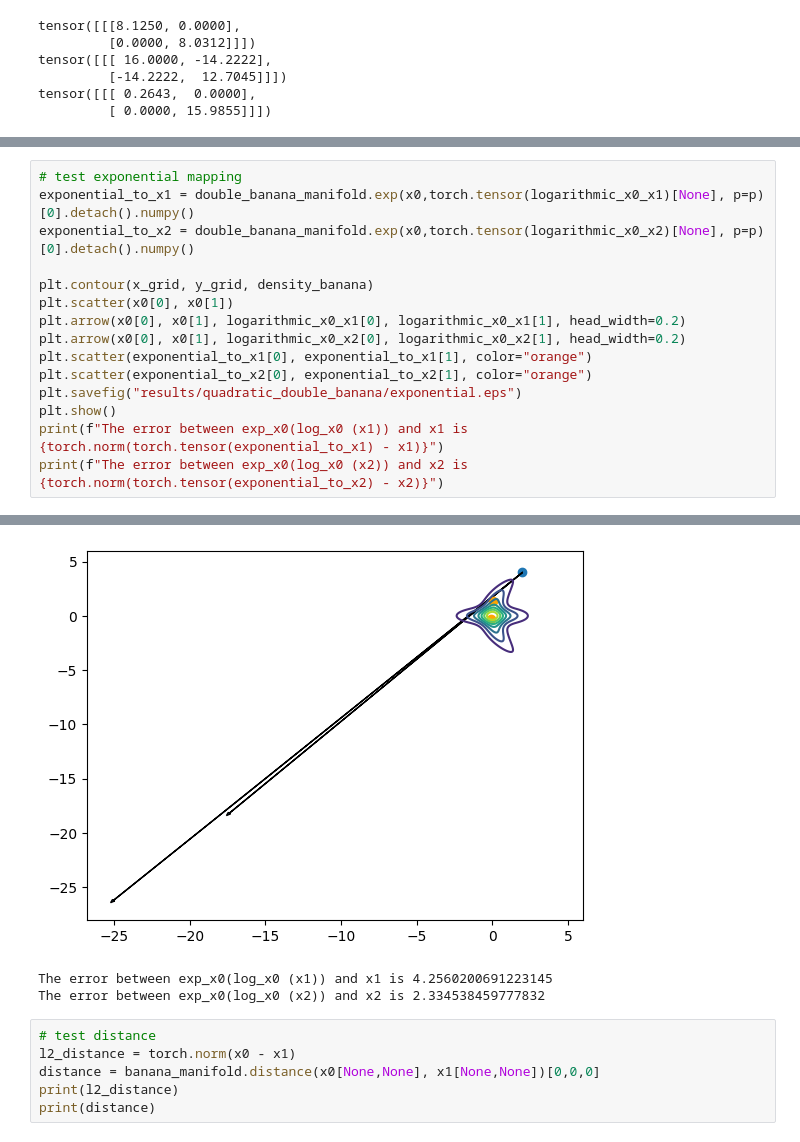
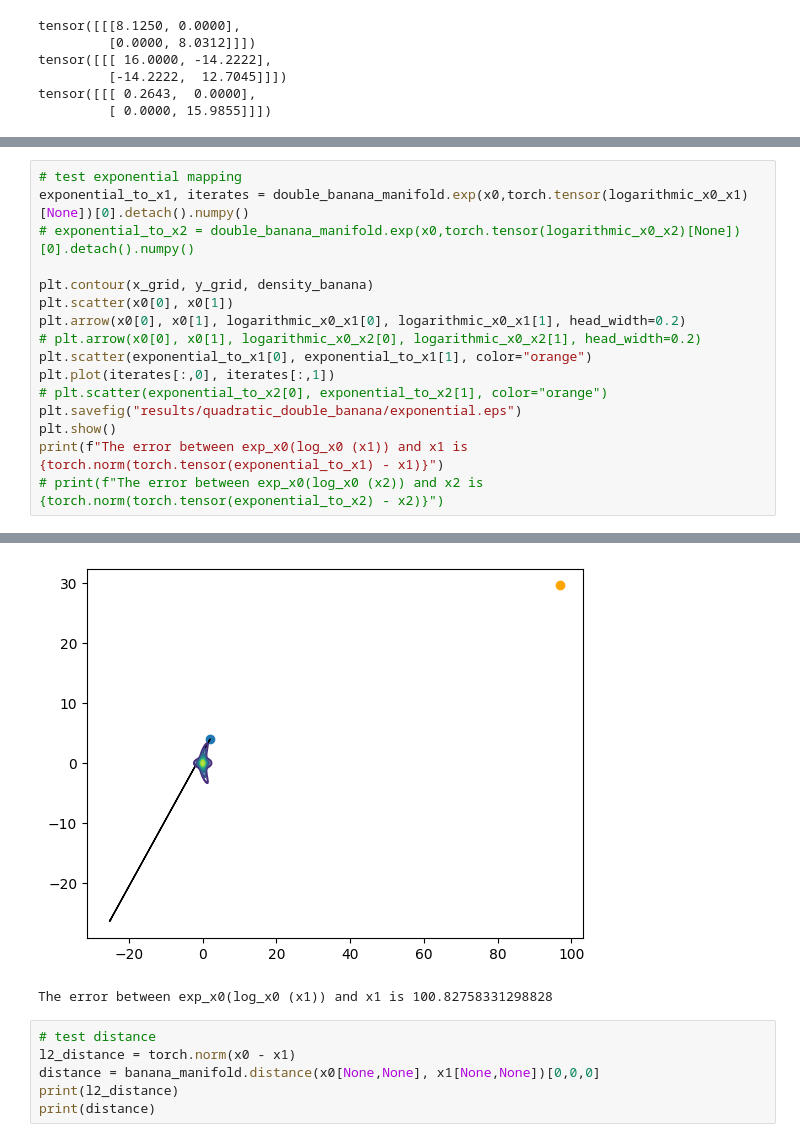
Before and after one commit to GBATZOLIS/Score-Based-Pullback-Riemannian-Geometry, a Jupyter notebook: quadratic_double_banana.ipynb, the cells around one changed output, grey strips where cells are left out. Cells and saved outputs as stored; diff of their text form.

Commit message:
stability issues with exponential mapping

```diff
--- a/quadratic_double_banana.ipynb
+++ b/quadratic_double_banana.ipynb
@@ -155,17 +184,18 @@ Epoch 1900, Loss 26.62340545654297
 [figure]
 # %%
 # test exponential mapping
-exponential_to_x1 = double_banana_manifold.exp(x0,torch.tensor(logarithmic_x0_x1)[None], p=p)[0].detach().numpy()
-exponential_to_x2 = double_banana_manifold.exp(x0,torch.tensor(logarithmic_x0_x2)[None], p=p)[0].detach().numpy()
+exponential_to_x1, iterates = double_banana_manifold.exp(x0,torch.tensor(logarithmic_x0_x1)[None])[0].detach().numpy()
+# exponential_to_x2 = double_banana_manifold.exp(x0,torch.tensor(logarithmic_x0_x2)[None])[0].detach().numpy()
 
 plt.contour(x_grid, y_grid, density_banana)
 plt.scatter(x0[0], x0[1])
 plt.arrow(x0[0], x0[1], logarithmic_x0_x1[0], logarithmic_x0_x1[1], head_width=0.2)
-plt.arrow(x0[0], x0[1], logarithmic_x0_x2[0], logarithmic_x0_x2[1], head_width=0.2)
+# plt.arrow(x0[0], x0[1], logarithmic_x0_x2[0], logarithmic_x0_x2[1], head_width=0.2)
 plt.scatter(exponential_to_x1[0], exponential_to_x1[1], color="orange")
-plt.scatter(exponential_to_x2[0], exponential_to_x2[1], color="orange")
+plt.plot(iterates[:,0], iterates[:,1])
+# plt.scatter(exponential_to_x2[0], exponential_to_x2[1], color="orange")
 plt.savefig("results/quadratic_double_banana/exponential.eps")
 plt.show()
 print(f"The error between exp_x0(log_x0 (x1)) and x1 is {torch.norm(torch.tensor(exponential_to_x1) - x1)}")
-print(f"The error between exp_x0(log_x0 (x2)) and x2 is {torch.norm(torch.tensor(exponential_to_x2) - x2)}")
+# print(f"The error between exp_x0(log_x0 (x2)) and x2 is {torch.norm(torch.tensor(exponential_to_x2) - x2)}")
 # %% [output]
@@ -189,6 +219,5 @@ Epoch 1900, Loss 6900.0537109375
-[figure, old version]
+[figure, new version]
-The error between exp_x0(log_x0 (x1)) and x1 is 4.2560200691223145
-The error between exp_x0(log_x0 (x2)) and x2 is 2.334538459777832
+The error between exp_x0(log_x0 (x1)) and x1 is 100.82758331298828
 # %%
 # test distance
 l2_distance = torch.norm(x0 - x1)
```
Also changed, not shown: parts of 5 cells of this notebook, 3 other files.
